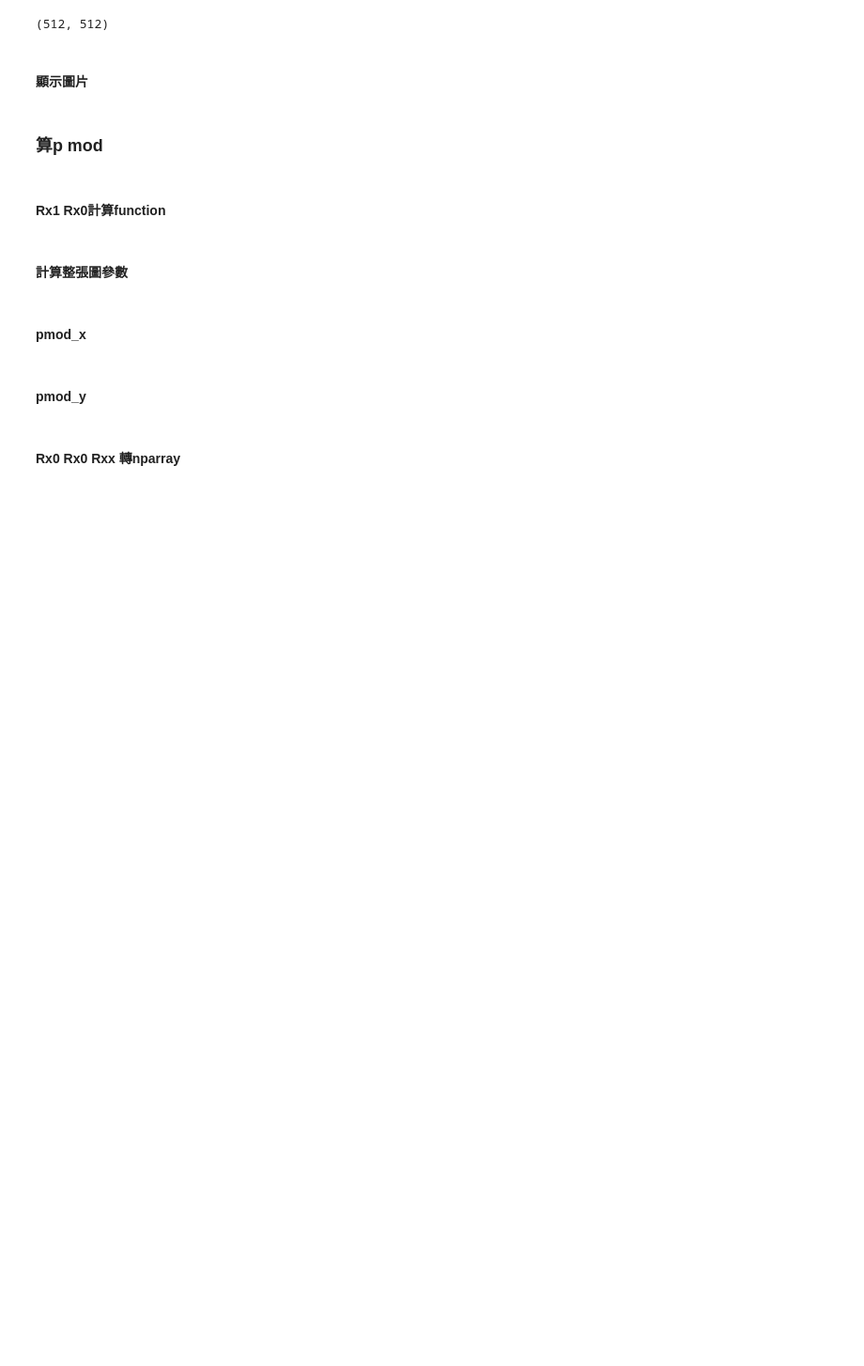
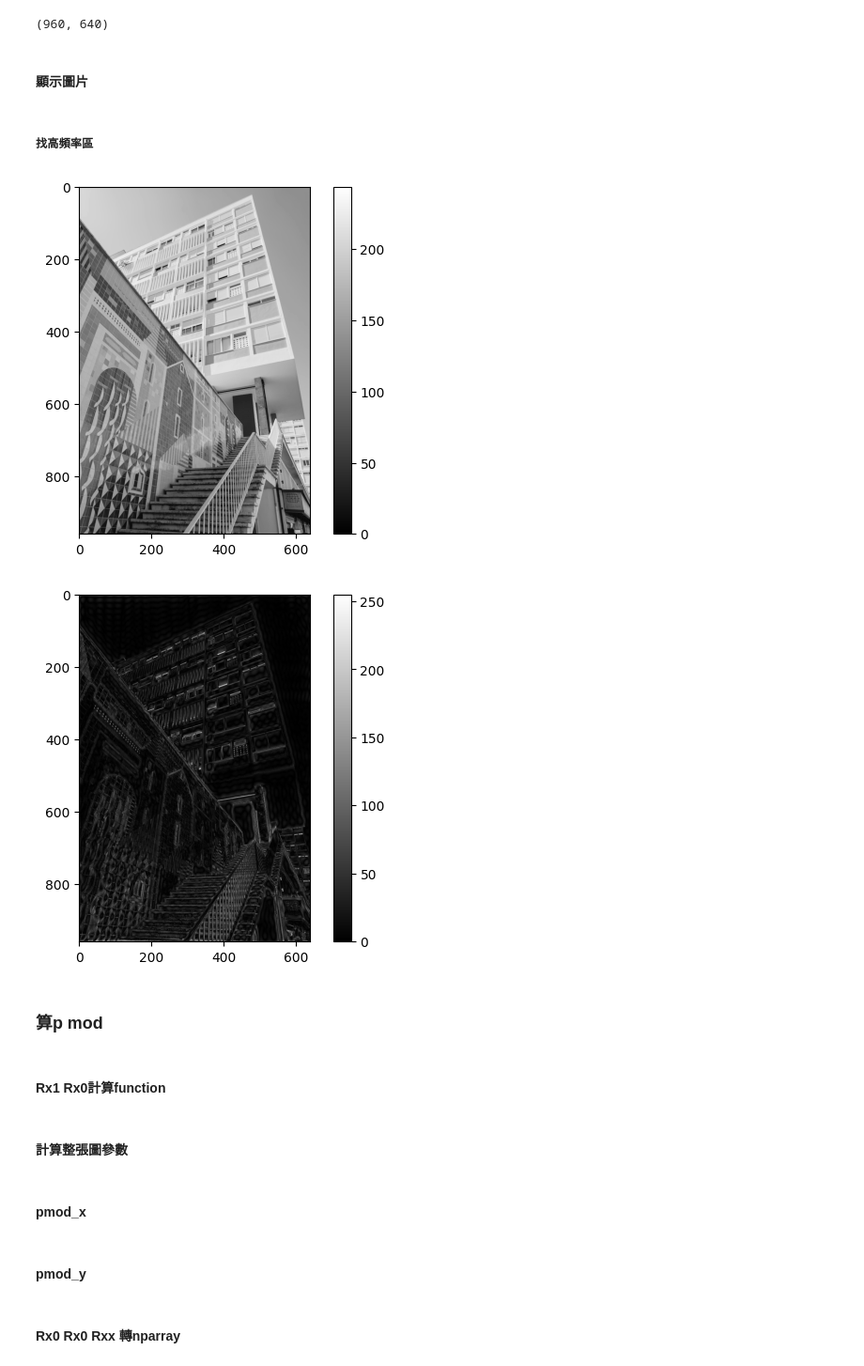
Before and after one commit to lycool2002/imageprocessing, a Jupyter notebook: test.ipynb, the cells around one changed output. Shown at 94% size. Saved outputs shown, nothing was run; the diff lists cells and outputs as text; code cells hidden in the pictures; blank space fills up the shorter version.

```diff
--- a/test.ipynb
+++ b/test.ipynb
@@ -4,11 +4,13 @@ import numpy as np
 import matplotlib.pyplot as plt
 # %%
 # 原圖
-im = cv2.imread('t.png')
+im = cv2.imread('ttt.jpg')
 im = cv2.cvtColor(im, cv2.COLOR_BGR2GRAY).astype(np.float64)
+# im_modify = cv2.convertScaleAbs(im, alpha=4, beta=0)
+im_modify = im
 im.shape
 # %% [output]
-(512, 512)
+(960, 640)
 # %% [markdown]
 #### 顯示圖片
 # %%
@@ -16,6 +18,33 @@ def show_img(np_array):
     plt.imshow(np_array, cmap='gray')
     plt.colorbar()
     plt.show()
+# %% [markdown]
+##### 找高頻率區
+# %%
+# 執行傅立葉變換
+f_transform = np.fft.fft2(im)
+f_transform_shifted = np.fft.fftshift(f_transform)
+
+# 創建高通濾波器（適當調整閾值以過濾不同頻率）
+rows, cols = im.shape
+crow, ccol = rows // 2, cols // 2
+f_transform_shifted[crow - 30:crow + 30, ccol - 30:ccol + 30] = 0
+
+# 執行傅立葉逆變換
+f_transform_shifted = np.fft.ifftshift(f_transform_shifted)
+image_filtered = np.fft.ifft2(f_transform_shifted)
+image_filtered = np.abs(image_filtered)
+
+# 將結果轉換為 8 位灰度圖像
+image_filtered = cv2.normalize(image_filtered, None, 0, 255, cv2.NORM_MINMAX)
+image_filtered = np.uint8(image_filtered)
+
+# 顯示原始圖片和高頻率區域
+show_img(im)
+show_img(image_filtered)
+# %% [output]
+[figure, added]
+[figure, added]
 # %% [markdown]
 ### 算p mod
 # %% [markdown]
```
Also changed, not shown: parts of 8 cells of this notebook, 5 other files.
